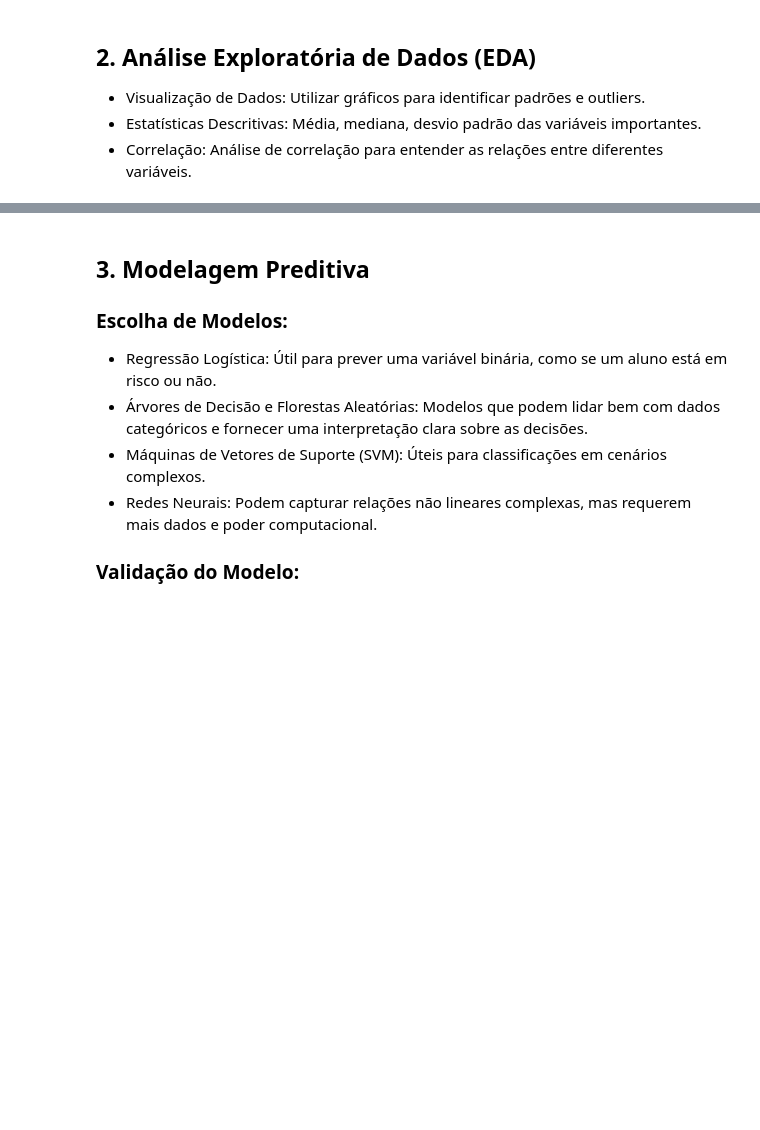
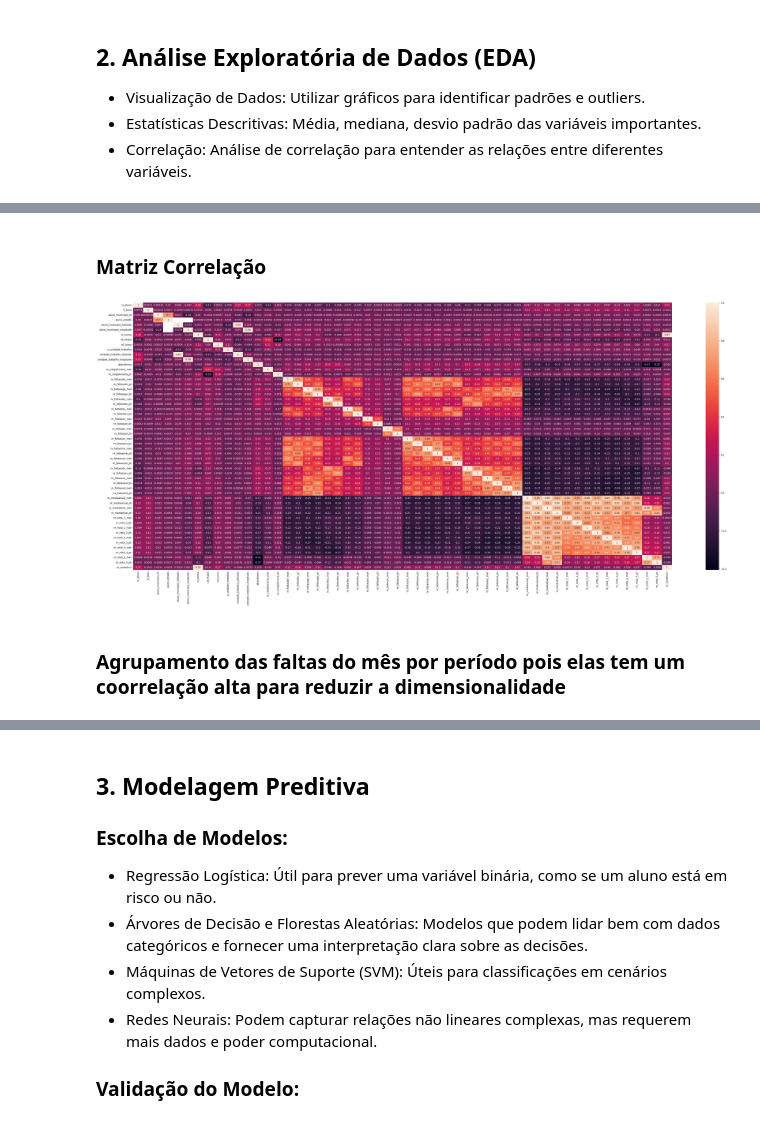
Before and after one commit to clairtonluz/MBA-em-ciencia-de-dados, a Jupyter notebook: Trabalho Final/trabalho.ipynb, the cells around one changed output, grey strips where cells are left out. Saved outputs shown, nothing was run; the diff lists cells and outputs as text; code cells hidden in the pictures; blank space fills up the shorter version.

```diff
--- a/Trabalho Final/trabalho.ipynb
+++ b/Trabalho Final/trabalho.ipynb
@@ -72,0 +56,18 @@ df_boletim.head()
+# %%
+import pandas as pd
+import numpy as np
+
+# dados já tratados previamente para conseguir processar com a memória disponível
+df = pd.read_parquet('datasets/dados-com-features.parquet')
+print(df.columns)
+pd.set_option('display.max_columns', None)
+
+# preenche nr_faltasjan_pt até nr_faltasdez_pt com 0
+meses = ['jan', 'fev', 'mar', 'abr', 'mai', 'jun', 'jul', 'ago', 'set', 'out', 'nov', 'dez']
+
+# preenchendo colunas de faltas com 0 pois quando n tem falta a informação n é registrada
+for i in range(0, 12):
+    df['nr_faltas' + meses[i] + '_pt'] = df['nr_faltas' + meses[i] + '_pt'].fillna(0)
+    df['nr_faltas' + meses[i] + '_mat'] = df['nr_faltas' + meses[i] + '_mat'].fillna(0)
+
+df.head()
@@ -72,0 +228,8 @@ df_boletim.head()
+# %%
+# converte fl_sexo para valor numerico
+#  1: 'M'
+#  2: 'F',
+df['fl_sexo'] = df['fl_sexo'].map({
+    'M': 1,
+    'F': 2
+})
@@ -77,0 +268,14 @@ df_boletim.head()
+# %% [markdown]
+### Matriz Correlação
+# %%
+#  matriz de correlação sem a coluna situacao
+import matplotlib.pyplot as plt
+import seaborn as sns
+
+plt.figure(figsize=(50, 20))
+sns.heatmap(df.corr(), annot=True)
+plt.show()
+# %% [output]
+[figure, added]
+# %% [markdown]
+### Agrupamento das faltas do mês por período pois elas tem um coorrelação alta para reduzir a dimensionalidade
```
Also changed, not shown: parts of 35 cells of this notebook, 1 other file.
